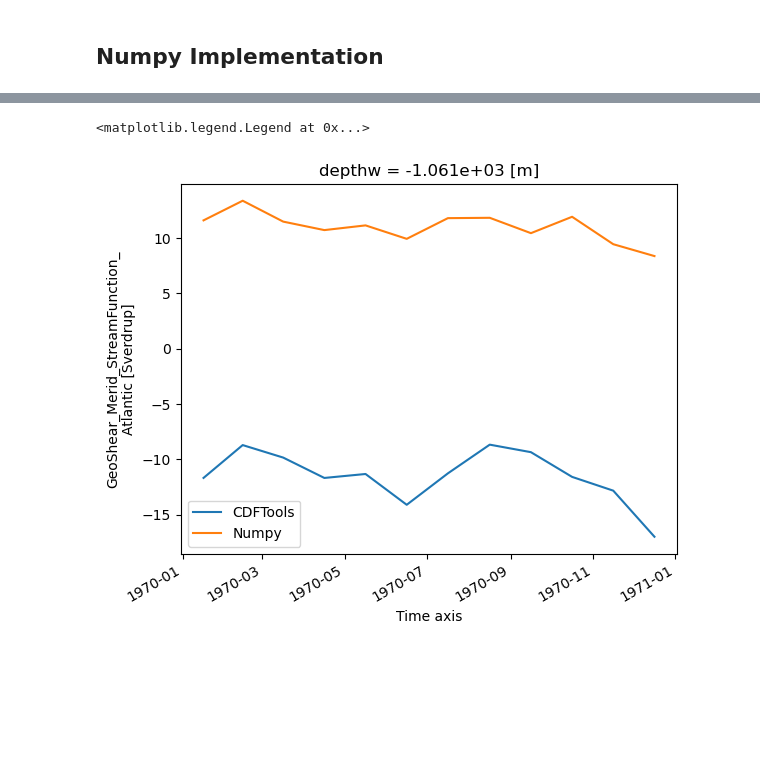
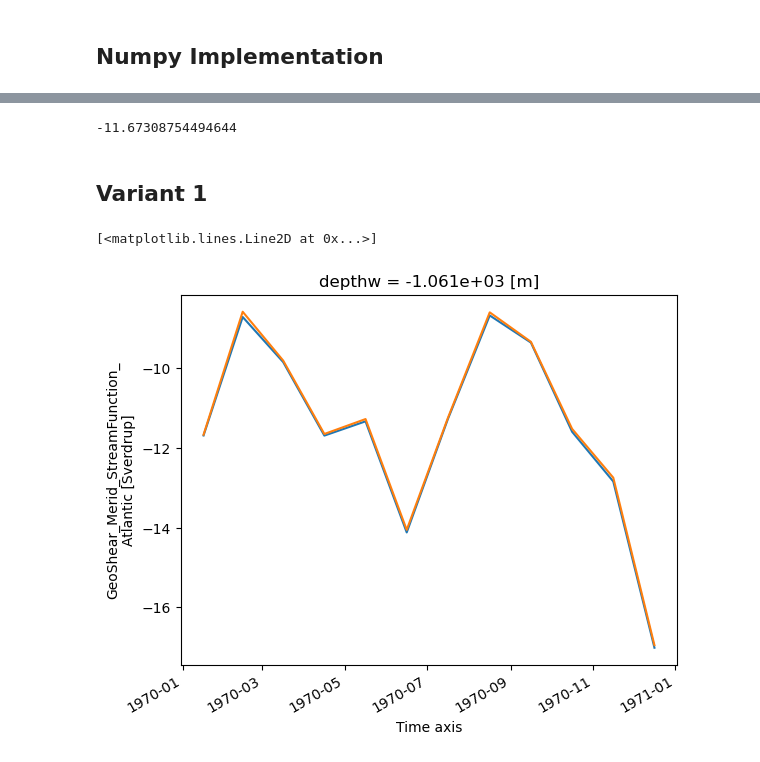
Before and after one commit to ywoelker/rapid-geostrophic-reconstruction, a Jupyter notebook: geostrophic_amoc_nemo.ipynb, the cells around one changed output, grey strips where cells are left out. Cells and saved outputs as stored; diff of their text form; code cells hidden in the pictures; blank space fills up the shorter version.

```diff
--- a/geostrophic_amoc_nemo.ipynb
+++ b/geostrophic_amoc_nemo.ipynb
@@ -223,6 +223,6 @@ umask = ds_m.umask.transpose('x', 'y', 'z').values
 vmask = ds_m.vmask.transpose('x', 'y', 'z').values
 e1u = ds_m.e1u.transpose('x', 'y').values
 e1v = ds_m.e1v.transpose('x', 'y').values
-e3v = ds_m.e3v_0.transpose('x', 'y', 'z').values
+e3v = ds_m.e3v_0.transpose('x', 'y', 'z').values * vmask
 gphiv = ds_m.gphiv.transpose('x', 'y').values
 tmaskatl = ds_mask.tmaskatl.transpose('x', 'y').values
@@ -228,0 +231,7 @@ tmaskatl = ds_mask.tmaskatl.transpose('x', 'y').values
+# %%
+rau0 = 1025.0
+grav = 9.81
+rpi = np.pi
+
+zcoef = 2 * 2 * rpi / (24.0 * 3600.0) * np.sin(np.deg2rad(gphiv))
+zcoef = np.where(np.abs(gphiv) > 5, - grav / rau0 / zcoef, 0)
@@ -229,3 +333,9 @@ tmaskatl = ds_mask.tmaskatl.transpose('x', 'y').values
+# %%
+dmoc_sh[1273, 24]
+# %% [output]
+-11.67308754494644
+# %% [markdown]
+## Variant 1
 # %%
 rpi = np.arccos(-1)
 
@@ -286,13 +396,13 @@ for ti, dens in enumerate(dens_all_t):
 # %%
 geo_moc = load_dataset_from_grid_type('moc', (1970, 1971), nest, 'VIKING20X.L46-KFS003', '1m', chunks={'y': 100, 'time_counter': 1}, folder = 'derived')
 
 geo_moc.zomsfatl_sh.isel(y = target_y, depthw = 24).plot(label = 'CDFTools')
 plt.plot(geo_moc.time_counter,amoc[:, target_y, 24], label = 'Numpy')
 
-plt.legend()
+# plt.legend()
 # %% [output]
-<matplotlib.legend.Legend at 0x...>
+[<matplotlib.lines.Line2D at 0x...>]
-[figure, old version]
+[figure, new version]
 # %%
 
 geo_moc.zomsfatl_sh.isel(y = target_y, time_counter = 5).plot(label = 'CDFTools')
```
Also changed, not shown: parts of 3 cells of this notebook.
